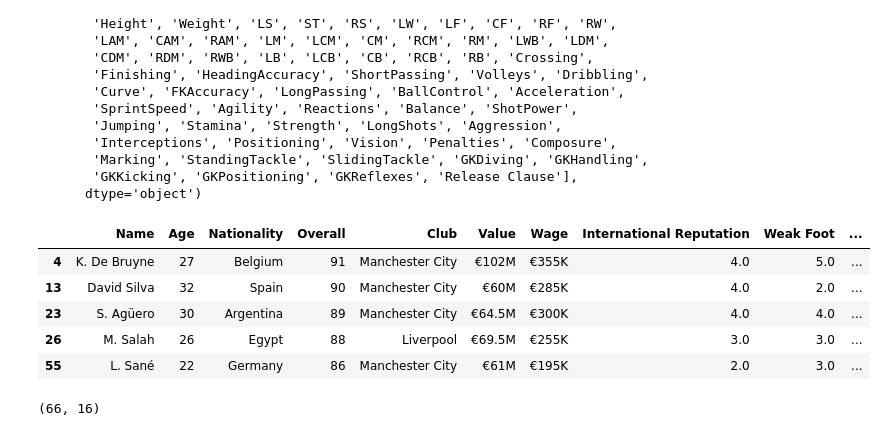
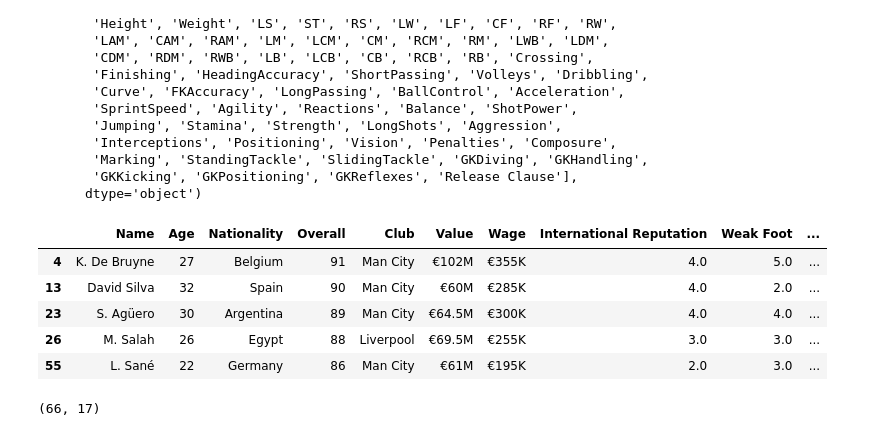
Before and after one commit to barunkalita/Data-Analysis-and-Visualization, a Jupyter notebook: FootballAnalysis.ipynb, the cells around one changed output. Drawn from its saved outputs; the diff is of its cells as text; code cells hidden in the pictures.

```diff
--- a/FootballAnalysis.ipynb
+++ b/FootballAnalysis.ipynb
@@ -55,3 +29,6 @@ df.head()
+# %%
+#Modifying name for convinience
+df['Club'].replace('Manchester City','Man City',inplace=True)
 # %%
 #Checking the columns names in dataframe to determine which columns will be required to achieve the objective of the project
 df.columns
@@ -75,21 +52,21 @@ Index(['Unnamed: 0', 'ID', 'Name', 'Age', 'Photo', 'Nationality', 'Flag',
 # %%
 #removing unnecessary columns and trimming the data
 df.drop(['Unnamed: 0', 'ID','Flag','Club Logo','Photo','Special','Body Type','Real Face','Jersey Number','Joined', 'Loaned From','Contract Valid Until','LS', 'ST', 'RS', 'LW','LF', 'CF', 'RF', 'RW', 'LAM', 'CAM', 'RAM', 'LM', 'LCM', 'CM','RCM','RM', 'LWB', 'LDM', 'CDM', 'RDM', 'RWB', 'LB', 'LCB', 'CB', 'RCB', 'RB','Release Clause','Potential','Skill Moves','Crossing','Finishing', 'HeadingAccuracy', 'ShortPassing', 'Volleys', 'Dribbling','Curve', 'FKAccuracy', 'LongPassing', 'BallControl', 'Acceleration','SprintSpeed', 'Agility', 'Reactions', 'Balance', 'ShotPower',
-'Jumping','Strength', 'LongShots', 'Aggression','Interceptions','Vision', 'Penalties','Marking', 'StandingTackle', 'SlidingTackle','Preferred Foot','GKDiving',
+'Jumping', 'LongShots', 'Aggression','Interceptions','Vision', 'Penalties','Marking', 'StandingTackle', 'SlidingTackle','Preferred Foot','GKDiving',
        'GKHandling', 'GKKicking', 'GKPositioning', 'GKReflexes'],axis=1,inplace =True)
 df.head(5)
 # %% [output]
 |  | Name | Age | Nationality | Overall | Club | Value | Wage | International Reputation | Weak Foot | ... |
-| 4 | K. De Bruyne | 27 | Belgium | 91 | Manchester City | €102M | €355K | 4.0 | 5.0 | ... |
-| 13 | David Silva | 32 | Spain | 90 | Manchester City | €60M | €285K | 4.0 | 2.0 | ... |
-| 23 | S. Agüero | 30 | Argentina | 89 | Manchester City | €64.5M | €300K | 4.0 | 4.0 | ... |
+| 4 | K. De Bruyne | 27 | Belgium | 91 | Man City | €102M | €355K | 4.0 | 5.0 | ... |
+| 13 | David Silva | 32 | Spain | 90 | Man City | €60M | €285K | 4.0 | 2.0 | ... |
+| 23 | S. Agüero | 30 | Argentina | 89 | Man City | €64.5M | €300K | 4.0 | 4.0 | ... |
 | 26 | M. Salah | 26 | Egypt | 88 | Liverpool | €69.5M | €255K | 3.0 | 3.0 | ... |
-| 55 | L. Sané | 22 | Germany | 86 | Manchester City | €61M | €195K | 2.0 | 3.0 | ... |
+| 55 | L. Sané | 22 | Germany | 86 | Man City | €61M | €195K | 2.0 | 3.0 | ... |
 # %%
 #checking rows and columns
 df.shape
 # %% [output]
-(66, 16)
+(66, 17)
 # %%
 #dropping work rate from the dataframe
 # %%
```
Also changed, not shown: parts of 40 cells of this notebook, 1 other file.
